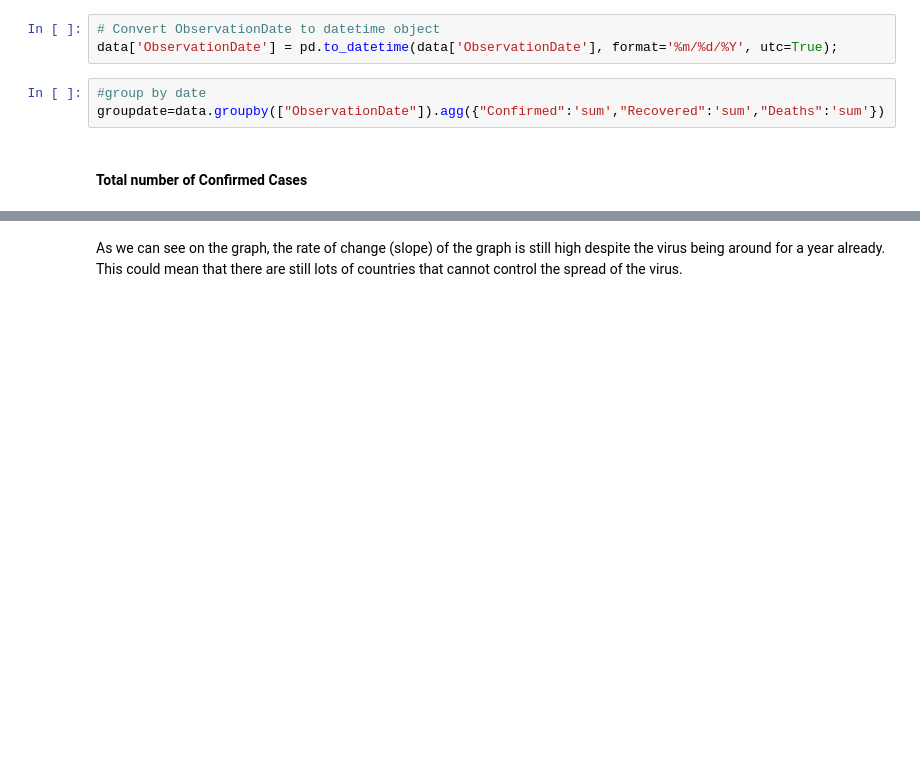
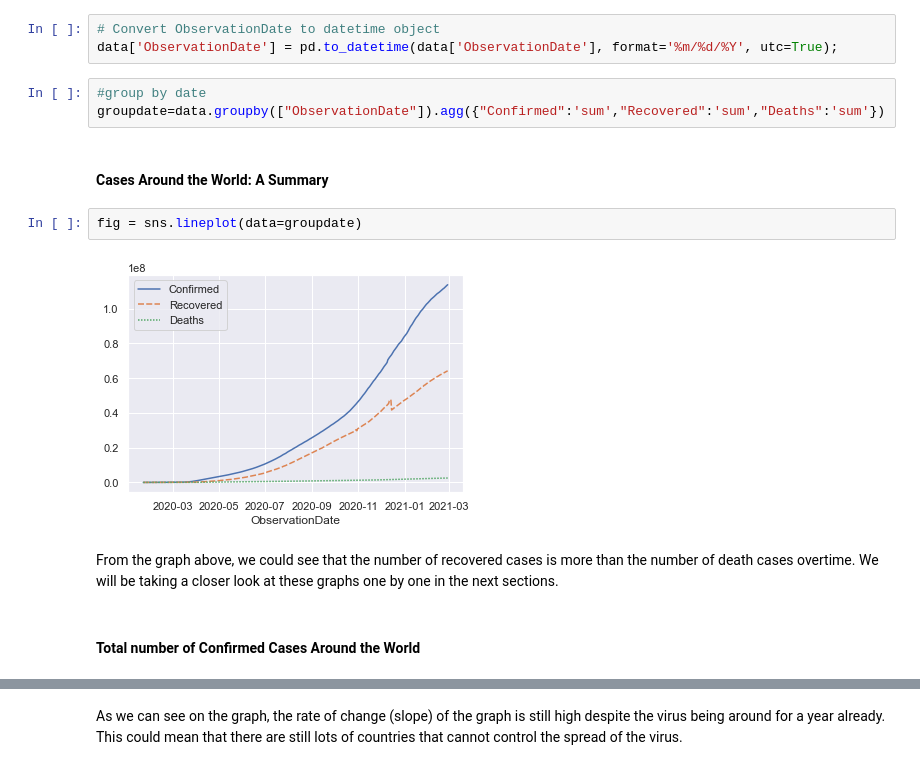
Before and after one commit to chezkacruz/lyrid-training, a Jupyter notebook: lyrid-training/tidy tuesdays 1/tidy tuesdays 1.ipynb, the cells around one changed output, grey strips where cells are left out. Drawn from its saved outputs; the diff is of its cells as text; blank space fills up the shorter version.

```diff
--- a/lyrid-training/tidy tuesdays 1/tidy tuesdays 1.ipynb
+++ b/lyrid-training/tidy tuesdays 1/tidy tuesdays 1.ipynb
@@ -110,8 +115,16 @@ data['ObservationDate'] = pd.to_datetime(data['ObservationDate'], format='%m/%d/
 # %%
 #group by date
 groupdate=data.groupby(["ObservationDate"]).agg({"Confirmed":'sum',"Recovered":'sum',"Deaths":'sum'})
+# %% [markdown]
+<h4>Cases Around the World: A Summary</h4>
+# %%
+fig = sns.lineplot(data=groupdate)
+# %% [output]
+[figure, added]
+# %% [markdown]
+From the graph above, we could see that the number of recovered cases is more than the number of death cases overtime. We will be taking a closer look at these graphs one by one in the next sections.
 # %% [markdown]
-<h4>Total number of Confirmed Cases</h4>
+<h4>Total number of Confirmed Cases Around the World</h4>
 # %%
 # get total number of confirmed cases
 print('Total number of Confirmed cases around the world: %s' % groupdate["Confirmed"].iloc[-1])
```
Also changed, not shown: parts of 32 cells of this notebook.
